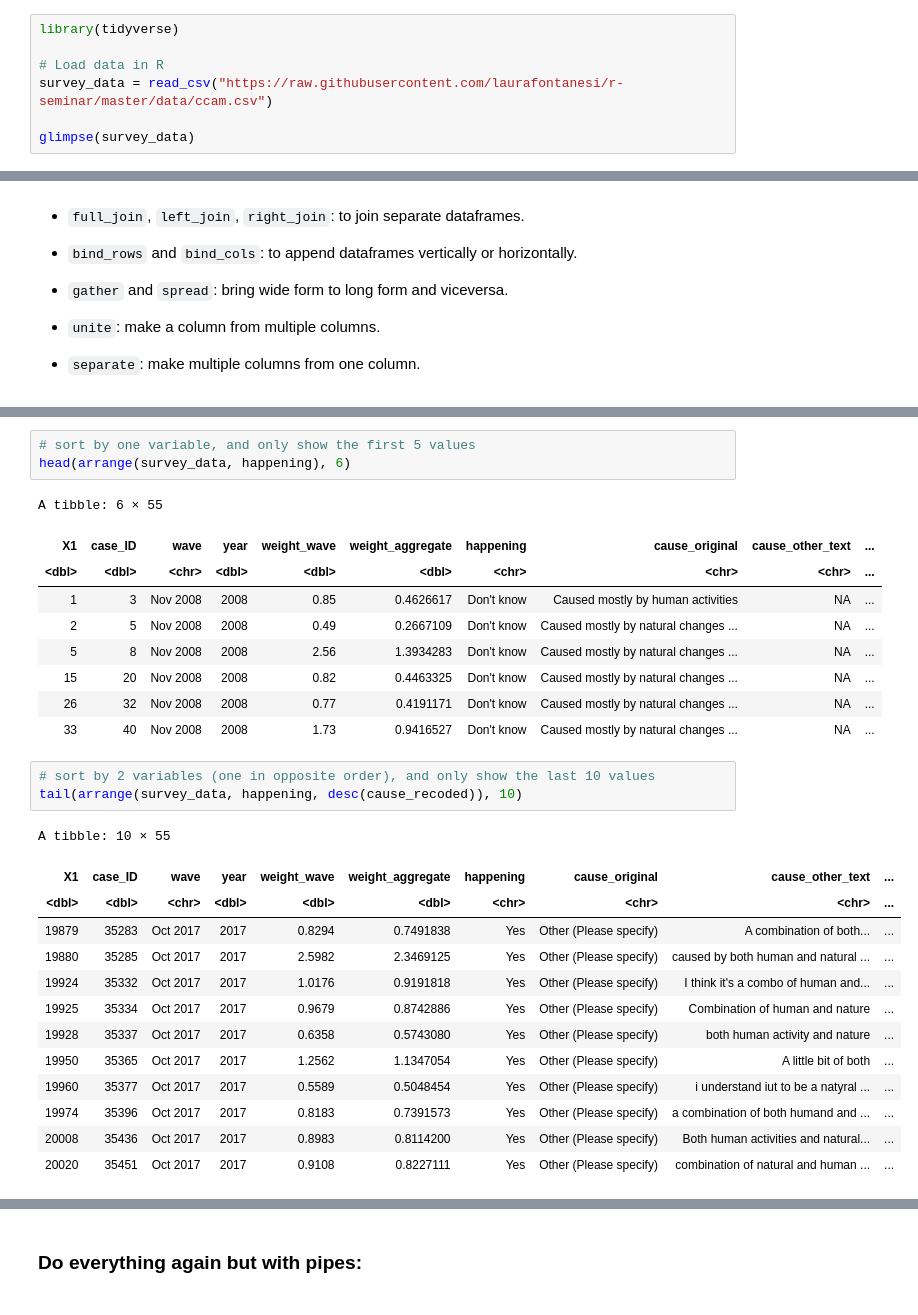
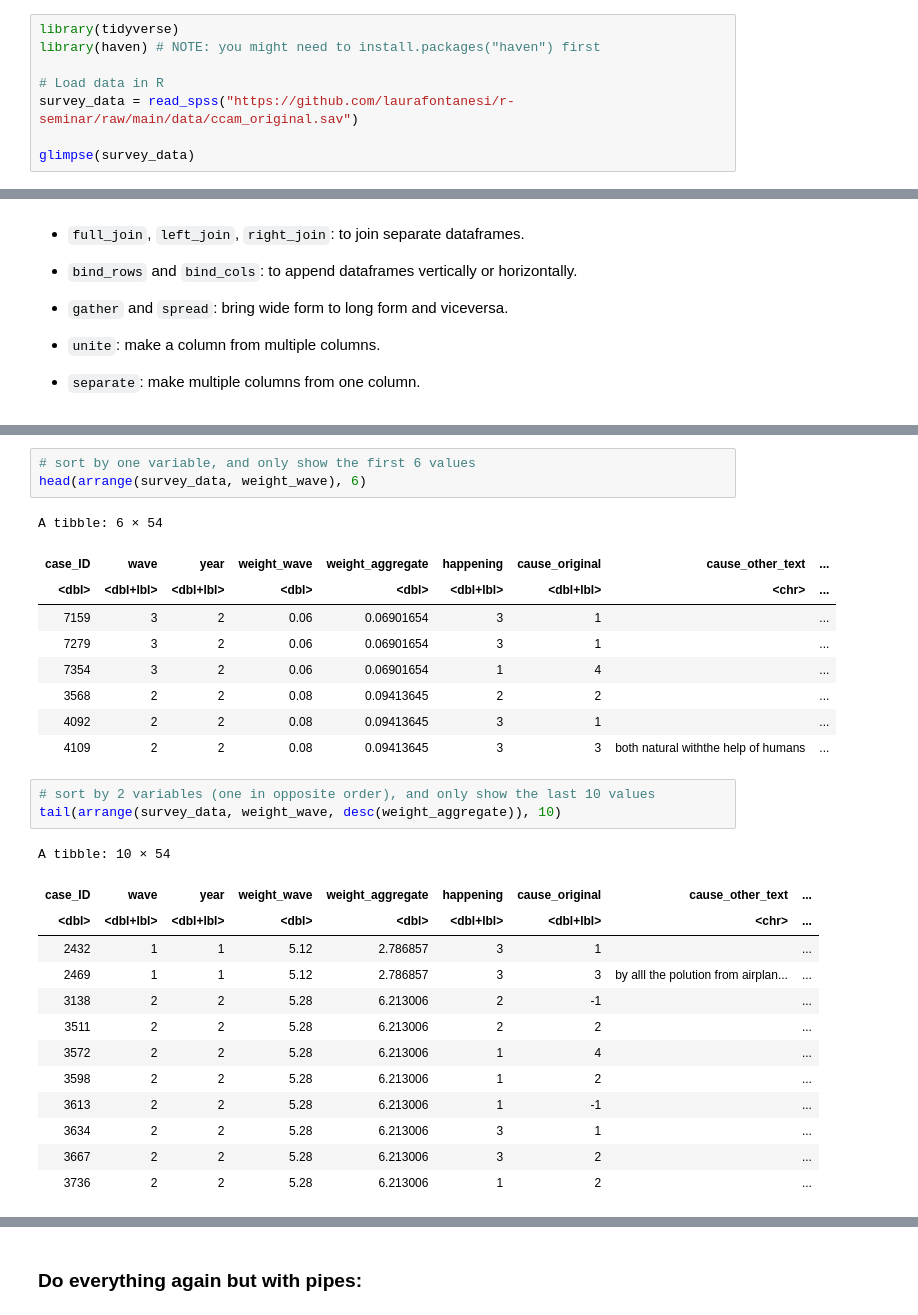
Before and after one commit to ksokratous/r-seminar, a Jupyter notebook: notebooks/wpa4.ipynb, the cells around one changed output, grey strips where cells are left out. Saved outputs shown, nothing was run; the diff lists cells and outputs as text.

```diff
--- a/notebooks/wpa4.ipynb
+++ b/notebooks/wpa4.ipynb
@@ -16,9 +16,10 @@ At the top of your script, write the following (**with appropriate changes**):
 #### Load some data in R
 # %%
 library(tidyverse)
+library(haven) # NOTE: you might need to install.packages("haven") first
 
 # Load data in R
-survey_data = read_csv("https://raw.githubusercontent.com/laurafontanesi/r-seminar/master/data/ccam.csv")
+survey_data = read_spss("https://github.com/laurafontanesi/r-seminar/raw/main/data/ccam_original.sav")
 
 glimpse(survey_data)
 # %% [output]
@@ -149,33 +143,33 @@ $ employment          <chr> "Not working - retired", "Not working - disabled",
 # %%
-# sort by one variable, and only show the first 5 values
-head(arrange(survey_data, happening), 6)
+# sort by one variable, and only show the first 6 values
+head(arrange(survey_data, weight_wave), 6)
 # %% [output]
-A tibble: 6 × 55
+A tibble: 6 × 54
-| X1 | case_ID | wave | year | weight_wave | weight_aggregate | happening | cause_original | cause_other_text | ... |
-| <dbl> | <dbl> | <chr> | <dbl> | <dbl> | <dbl> | <chr> | <chr> | <chr> | ... |
-| 1 | 3 | Nov 2008 | 2008 | 0.85 | 0.4626617 | Don't know | Caused mostly by human activities | NA | ... |
-| 2 | 5 | Nov 2008 | 2008 | 0.49 | 0.2667109 | Don't know | Caused mostly by natural changes ... | NA | ... |
-| 5 | 8 | Nov 2008 | 2008 | 2.56 | 1.3934283 | Don't know | Caused mostly by natural changes ... | NA | ... |
-| 15 | 20 | Nov 2008 | 2008 | 0.82 | 0.4463325 | Don't know | Caused mostly by natural changes ... | NA | ... |
-| 26 | 32 | Nov 2008 | 2008 | 0.77 | 0.4191171 | Don't know | Caused mostly by natural changes ... | NA | ... |
-| 33 | 40 | Nov 2008 | 2008 | 1.73 | 0.9416527 | Don't know | Caused mostly by natural changes ... | NA | ... |
+| case_ID | wave | year | weight_wave | weight_aggregate | happening | cause_original | cause_other_text | ... |
+| <dbl> | <dbl+lbl> | <dbl+lbl> | <dbl> | <dbl> | <dbl+lbl> | <dbl+lbl> | <chr> | ... |
+| 7159 | 3 | 2 | 0.06 | 0.06901654 | 3 | 1 |  | ... |
+| 7279 | 3 | 2 | 0.06 | 0.06901654 | 3 | 1 |  | ... |
+| 7354 | 3 | 2 | 0.06 | 0.06901654 | 1 | 4 |  | ... |
+| 3568 | 2 | 2 | 0.08 | 0.09413645 | 2 | 2 |  | ... |
+| 4092 | 2 | 2 | 0.08 | 0.09413645 | 3 | 1 |  | ... |
+| 4109 | 2 | 2 | 0.08 | 0.09413645 | 3 | 3 | both natural withthe help of humans | ... |
 # %%
 # sort by 2 variables (one in opposite order), and only show the last 10 values
-tail(arrange(survey_data, happening, desc(cause_recoded)), 10)
+tail(arrange(survey_data, weight_wave, desc(weight_aggregate)), 10)
 # %% [output]
-A tibble: 10 × 55
+A tibble: 10 × 54
-| X1 | case_ID | wave | year | weight_wave | weight_aggregate | happening | cause_original | cause_other_text | ... |
-| <dbl> | <dbl> | <chr> | <dbl> | <dbl> | <dbl> | <chr> | <chr> | <chr> | ... |
-| 19879 | 35283 | Oct 2017 | 2017 | 0.8294 | 0.7491838 | Yes | Other (Please specify) | A combination of both... | ... |
-| 19880 | 35285 | Oct 2017 | 2017 | 2.5982 | 2.3469125 | Yes | Other (Please specify) | caused by both human and natural ... | ... |
-| 19924 | 35332 | Oct 2017 | 2017 | 1.0176 | 0.9191818 | Yes | Other (Please specify) | I think it's a combo of human and... | ... |
-| 19925 | 35334 | Oct 2017 | 2017 | 0.9679 | 0.8742886 | Yes | Other (Please specify) | Combination of human and nature | ... |
-| 19928 | 35337 | Oct 2017 | 2017 | 0.6358 | 0.5743080 | Yes | Other (Please specify) | both human activity and nature | ... |
-| 19950 | 35365 | Oct 2017 | 2017 | 1.2562 | 1.1347054 | Yes | Other (Please specify) | A little bit of both | ... |
-| 19960 | 35377 | Oct 2017 | 2017 | 0.5589 | 0.5048454 | Yes | Other (Please specify) | i understand iut to be a natyral ... | ... |
-| 19974 | 35396 | Oct 2017 | 2017 | 0.8183 | 0.7391573 | Yes | Other (Please specify) | a combination of both humand and ... | ... |
-| 20008 | 35436 | Oct 2017 | 2017 | 0.8983 | 0.8114200 | Yes | Other (Please specify) | Both human activities and natural... | ... |
-| 20020 | 35451 | Oct 2017 | 2017 | 0.9108 | 0.8227111 | Yes | Other (Please specify) | combination of natural and human ... | ... |
+| case_ID | wave | year | weight_wave | weight_aggregate | happening | cause_original | cause_other_text | ... |
+| <dbl> | <dbl+lbl> | <dbl+lbl> | <dbl> | <dbl> | <dbl+lbl> | <dbl+lbl> | <chr> | ... |
+| 2432 | 1 | 1 | 5.12 | 2.786857 | 3 | 1 |  | ... |
+| 2469 | 1 | 1 | 5.12 | 2.786857 | 3 | 3 | by alll the polution from airplan... | ... |
+| 3138 | 2 | 2 | 5.28 | 6.213006 | 2 | -1 |  | ... |
+| 3511 | 2 | 2 | 5.28 | 6.213006 | 2 | 2 |  | ... |
+| 3572 | 2 | 2 | 5.28 | 6.213006 | 1 | 4 |  | ... |
+| 3598 | 2 | 2 | 5.28 | 6.213006 | 1 | 2 |  | ... |
+| 3613 | 2 | 2 | 5.28 | 6.213006 | 1 | -1 |  | ... |
+| 3634 | 2 | 2 | 5.28 | 6.213006 | 3 | 1 |  | ... |
+| 3667 | 2 | 2 | 5.28 | 6.213006 | 3 | 2 |  | ... |
+| 3736 | 2 | 2 | 5.28 | 6.213006 | 1 | 2 |  | ... |
 # %%
 # another way to select rows (equivalent to data.frame[200:210,])
 slice(survey_data, 200:210)
```
Also changed, not shown: parts of 32 cells of this notebook, 1 other file.
